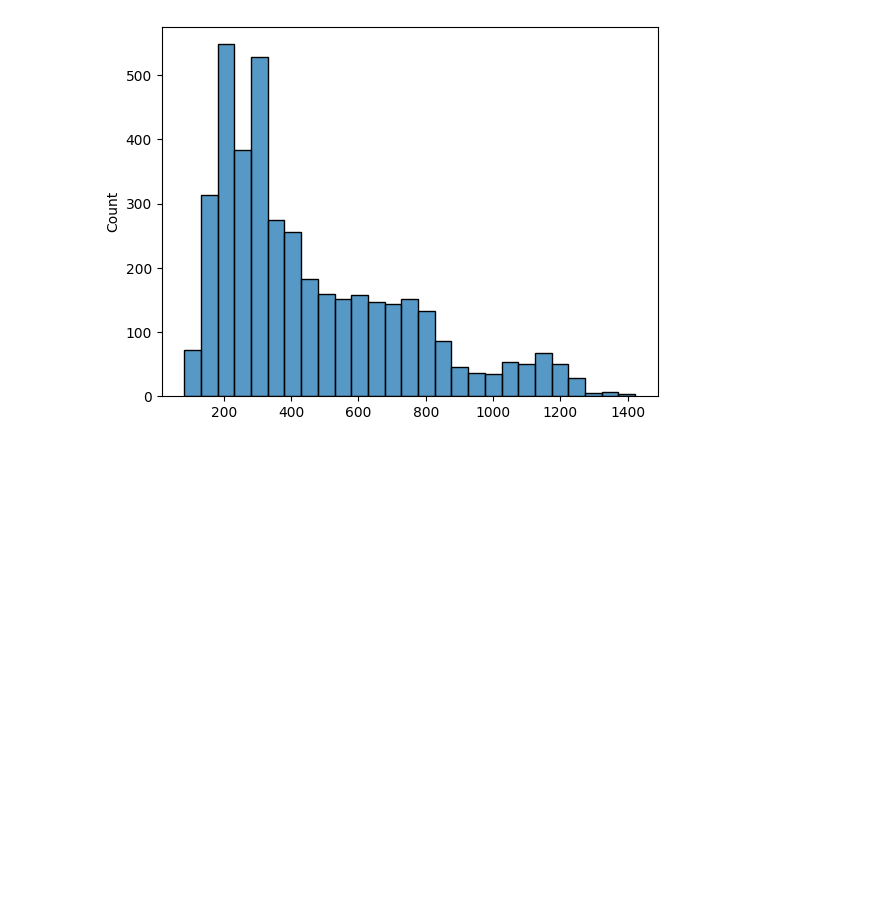
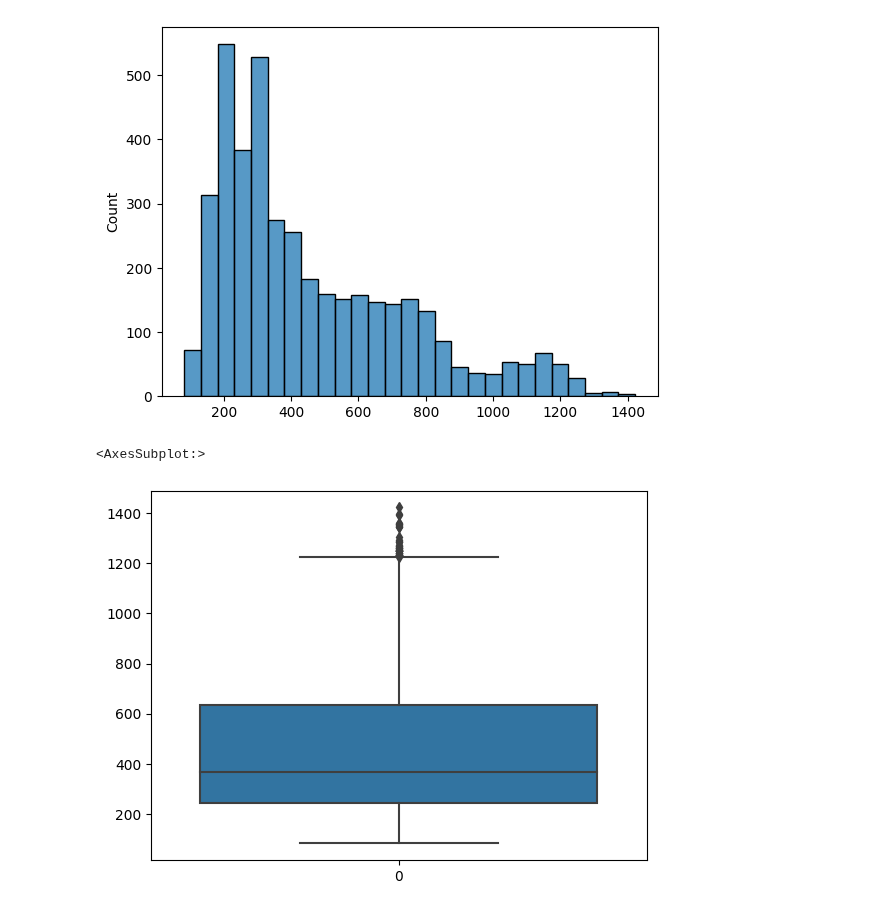
Before and after one commit to tobsthetobs/bsc-dataset-metrics, a Jupyter notebook: motion_blur_metric_idea.ipynb, the cells around one changed output. Cells and saved outputs as stored; diff of their text form; code cells hidden in the pictures; blank space fills up the shorter version.

```diff
--- a/motion_blur_metric_idea.ipynb
+++ b/motion_blur_metric_idea.ipynb
@@ -111,3 +122,8 @@ sns.histplot(blurdata_euroc, bins=dp.feedman_bins(blurdata_euroc))
 # %% [output]
 <AxesSubplot:ylabel='Count'>
 [figure]
+# %%
+sns.boxplot(blurdata_euroc)
+# %% [output]
+<AxesSubplot:>
+[figure, added]
```
Also changed, not shown: parts of 2 cells of this notebook.
